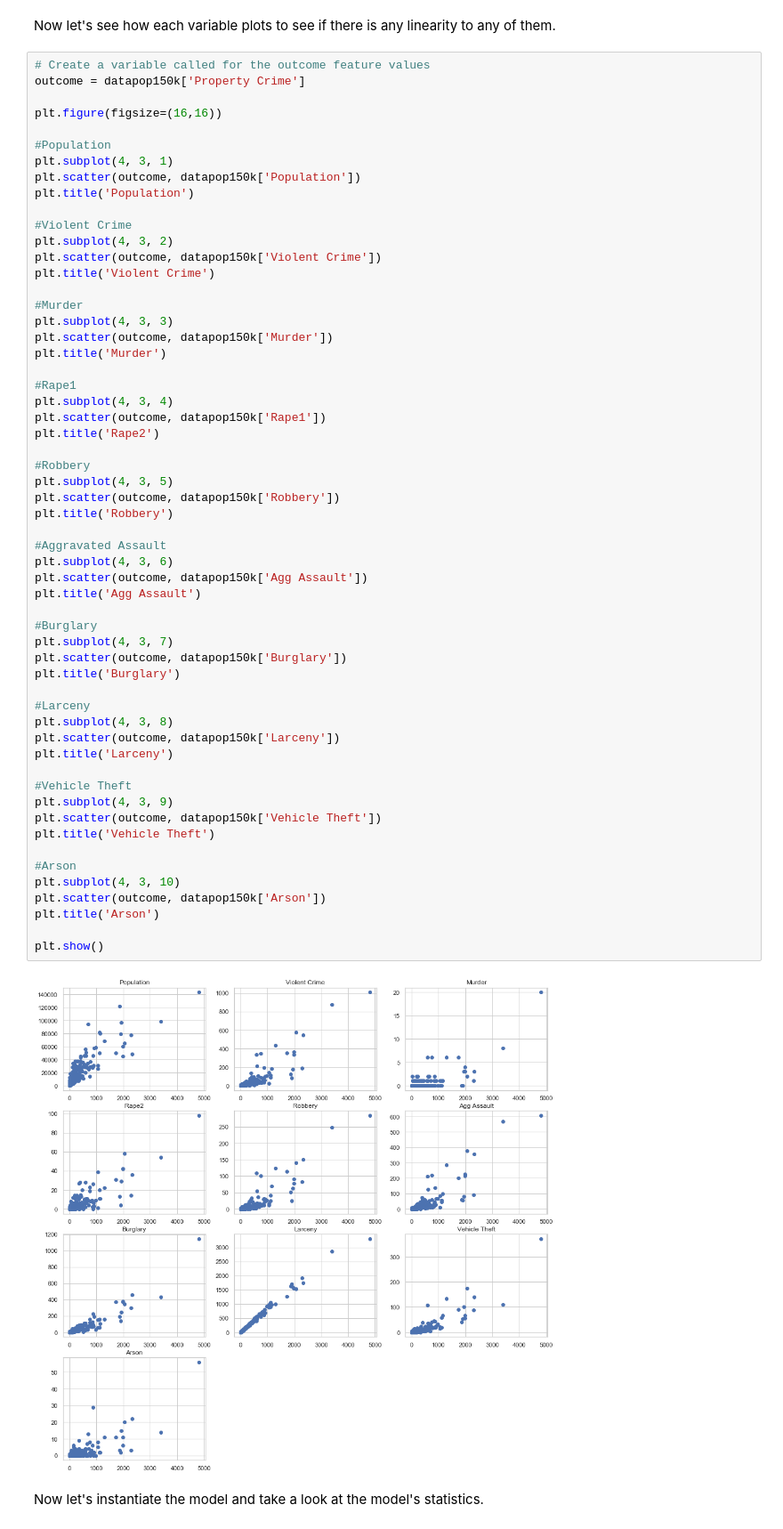
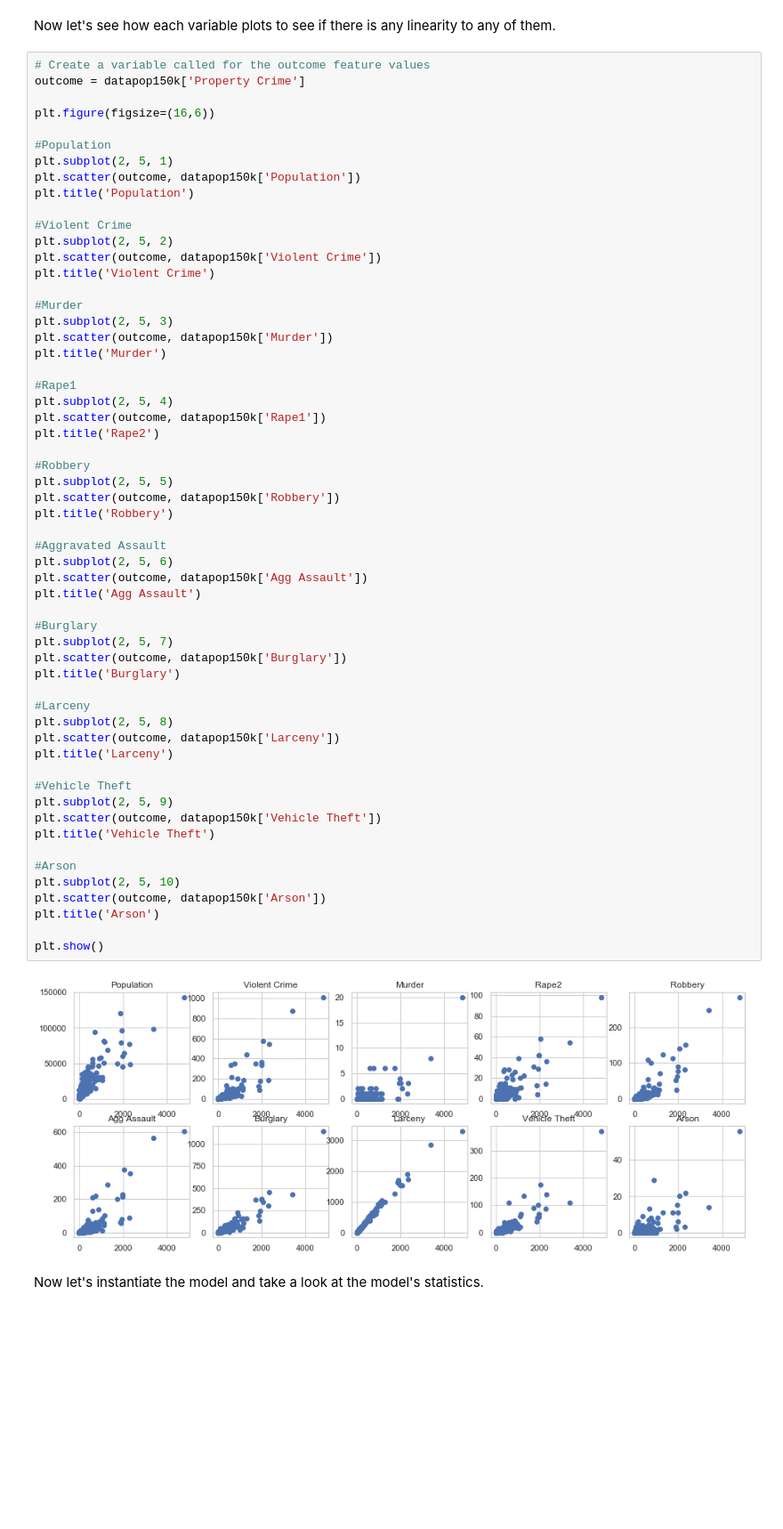
Before and after one commit to samfradkin/Thinkful-Data-Science, a Jupyter notebook: 1.2.5.2 Challenge - Validating a Linear Regression Model.ipynb, the cells around one changed output. Shown at 89% size. Cells and saved outputs as stored; diff of their text form; blank space fills up the shorter version.

```diff
--- a/1.2.5.2 Challenge - Validating a Linear Regression Model.ipynb
+++ b/1.2.5.2 Challenge - Validating a Linear Regression Model.ipynb
@@ -118,61 +209,61 @@ Now let's see how each variable plots to see if there is any linearity to any of
 # Create a variable called for the outcome feature values
 outcome = datapop150k['Property Crime']
 
-plt.figure(figsize=(16,16))
+plt.figure(figsize=(16,6))
 
 #Population
-plt.subplot(4, 3, 1)
+plt.subplot(2, 5, 1)
 plt.scatter(outcome, datapop150k['Population'])
 plt.title('Population')
 
 #Violent Crime
-plt.subplot(4, 3, 2)
+plt.subplot(2, 5, 2)
 plt.scatter(outcome, datapop150k['Violent Crime'])
 plt.title('Violent Crime')
 
 #Murder
-plt.subplot(4, 3, 3)
+plt.subplot(2, 5, 3)
 plt.scatter(outcome, datapop150k['Murder'])
 plt.title('Murder')
 
 #Rape1
-plt.subplot(4, 3, 4)
+plt.subplot(2, 5, 4)
 plt.scatter(outcome, datapop150k['Rape1'])
 plt.title('Rape2')
 
 #Robbery
-plt.subplot(4, 3, 5)
+plt.subplot(2, 5, 5)
 plt.scatter(outcome, datapop150k['Robbery'])
 plt.title('Robbery')
 
 #Aggravated Assault
-plt.subplot(4, 3, 6)
+plt.subplot(2, 5, 6)
 plt.scatter(outcome, datapop150k['Agg Assault'])
 plt.title('Agg Assault')
 
 #Burglary
-plt.subplot(4, 3, 7)
+plt.subplot(2, 5, 7)
 plt.scatter(outcome, datapop150k['Burglary'])
 plt.title('Burglary')
 
 #Larceny
-plt.subplot(4, 3, 8)
+plt.subplot(2, 5, 8)
 plt.scatter(outcome, datapop150k['Larceny'])
 plt.title('Larceny')
 
 #Vehicle Theft
-plt.subplot(4, 3, 9)
+plt.subplot(2, 5, 9)
 plt.scatter(outcome, datapop150k['Vehicle Theft'])
 plt.title('Vehicle Theft')
 
 #Arson
-plt.subplot(4, 3, 10)
+plt.subplot(2, 5, 10)
 plt.scatter(outcome, datapop150k['Arson'])
 plt.title('Arson')
 
 plt.show()
 # %% [output]
-[figure, old version]
+[figure, new version]
 # %% [markdown]
 Now let's instantiate the model and take a look at the model's statistics.
 # %%
```
Also changed, not shown: parts of 20 cells of this notebook.
